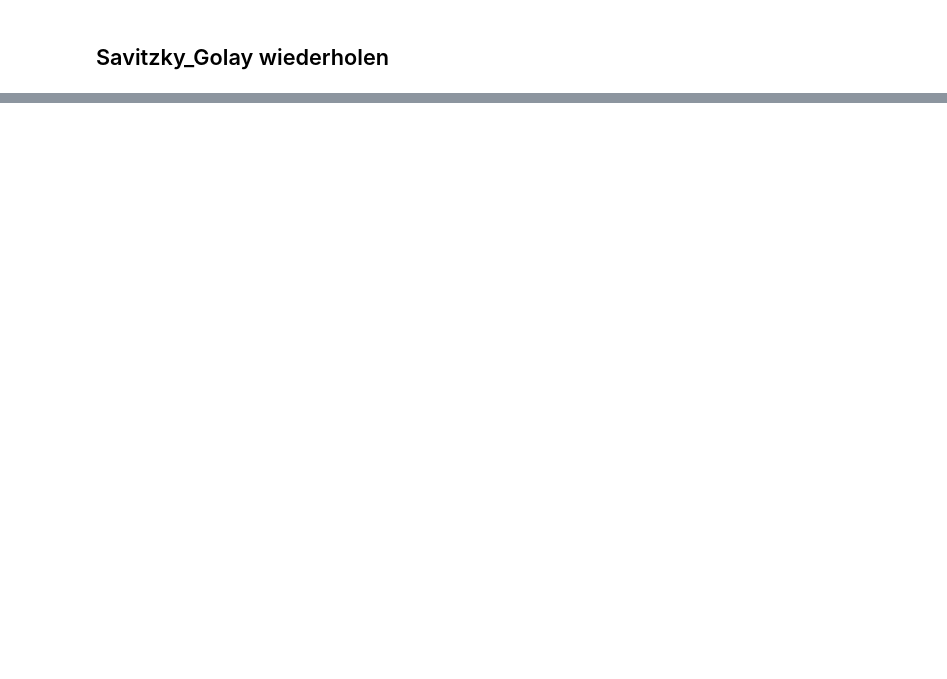
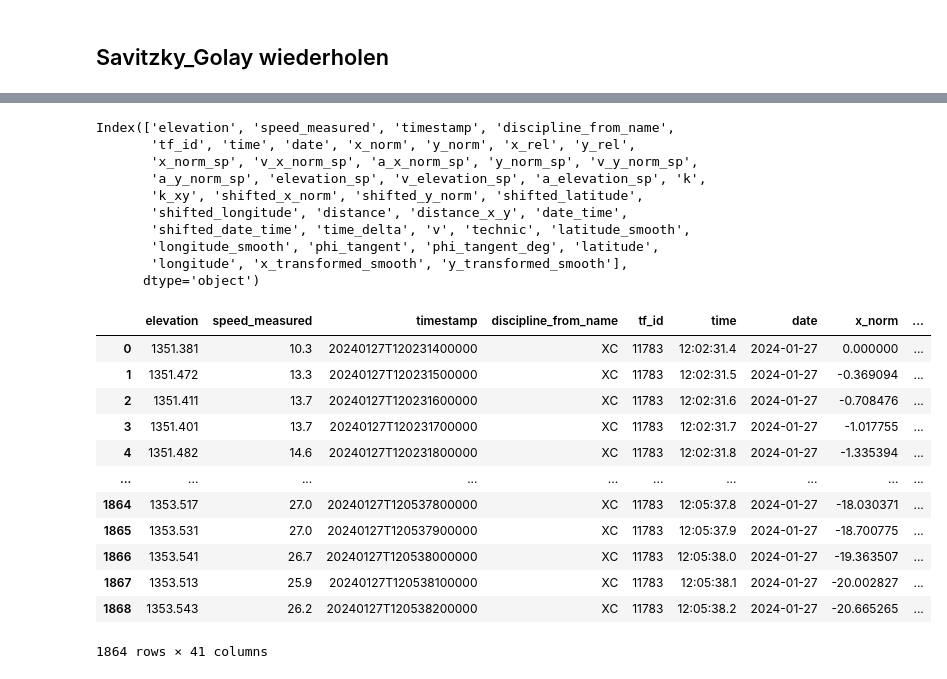
Before and after one commit to Louisfhgr/Dash.py, a Jupyter notebook: Vorwärtsbewegung_standartisieren.ipynb, the cells around one changed output, grey strips where cells are left out. Saved outputs shown, nothing was run; the diff lists cells and outputs as text; code cells hidden in the pictures; blank space fills up the shorter version.

```diff
--- a/Vorwärtsbewegung_standartisieren.ipynb
+++ b/Vorwärtsbewegung_standartisieren.ipynb
@@ -212,7 +162,7 @@ uploaded = files.upload() # export_data_transformed / switch drive
 [interactive output not drawn]
 Saving export_data_transformed.csv to export_data_transformed.csv
 # %%
-export_data_transformed = pd.read_csv("/content/export_data_transformed.csv")
+export_data_transformed = pd.read_csv(r"C:\Users\funat\switchdrive\12b_Langlauf_Swiss-Ski\01_Daten\01_Data_Goms_24\export_data_transformed.csv")
 # %% [output]
 Columns (18) have mixed types. Specify dtype option on import or set low_memory=False.
 # %%
@@ -609,19 +526,19 @@ x_transformed_raw = []
 y_transformed_raw = []
 
 # 2️⃣ Transformation für jede Position
-for i in range(len(df_rot)):
-    cos_phi, sin_phi = np.cos(-df_rot['phi_tangent'].iloc[i]), np.sin(-df_rot['phi_tangent'].iloc[i])
+for i in range(len(df_modified_Stan)):
+    cos_phi, sin_phi = np.cos(-df_modified_Stan['phi_tangent'].iloc[i]), np.sin(-df_modified_Stan['phi_tangent'].iloc[i])
 
     # Originale Werte
-    x_raw = df_rot['longitude'].iloc[i]
-    y_raw = df_rot['latitude'].iloc[i]
+    x_raw = df_modified_Stan['longitude'].iloc[i]
+    y_raw = df_modified_Stan['latitude'].iloc[i]
 
     # Gesmoothete Werte
-    x_smooth = df_rot['longitude_smooth'].iloc[i]
-    y_smooth = df_rot['latitude_smooth'].iloc[i]
+    x_smooth = df_modified_Stan['longitude_smooth'].iloc[i]
+    y_smooth = df_modified_Stan['latitude_smooth'].iloc[i]
 
-    x0 = df_rot['longitude_smooth'].iloc[0]  # Bezugspunkt
-    y0 = df_rot['latitude_smooth'].iloc[0]
+    x0 = df_modified_Stan['longitude_smooth'].iloc[0]  # Bezugspunkt
+    y0 = df_modified_Stan['latitude_smooth'].iloc[0]
 
     # 2a️⃣ Rotation der gesmoothten Daten (Erwartung: Gerade)
     x_smooth_new = cos_phi * (x_smooth - x0) - sin_phi * (y_smooth - y0)
@@ -638,17 +555,17 @@ for i in range(len(df_rot)):
     y_transformed_raw.append(y_raw_new)
 
 # 3️⃣ Ergebnisse als neue Spalten im DataFrame speichern
-df_rot['x_transformed_raw'] = x_transformed_raw
-df_rot['y_transformed_raw'] = y_transformed_raw
-df_rot['x_transformed_smooth'] = x_transformed_smooth
-df_rot['y_transformed_smooth'] = y_transformed_smooth
+df_modified_Stan['x_transformed_raw'] = x_transformed_raw
+df_modified_Stan['y_transformed_raw'] = y_transformed_raw
+df_modified_Stan['x_transformed_smooth'] = x_transformed_smooth
+df_modified_Stan['y_transformed_smooth'] = y_transformed_smooth
 
 # 4️⃣ Plots vergleichen
 plt.figure(figsize=(12,5))
 
 # Plot der gesmoothten Transformation (Sollte eine Gerade sein)
 plt.subplot(1, 2, 1)
-plt.plot(df_rot['x_transformed_smooth'], df_rot['y_transformed_smooth'], label="Gesmootht (Sollte eine Gerade sein)", color='b')
+plt.plot(df_modified_Stan['x_transformed_smooth'], df_modified_Stan['y_transformed_smooth'], label="Gesmootht (Sollte eine Gerade sein)", color='b')
 plt.axhline(0, color='black', linestyle='--')
 plt.xlabel("Fortschritt entlang der Strecke")
 plt.ylabel("Seitliche Bewegung")
@@ -657,7 +574,7 @@ plt.legend()
 
 # Plot der Rohdaten-Transformation (Seitliche Bewegung sichtbar)
 plt.subplot(1, 2, 2)
-plt.plot(df_rot['x_transformed_raw'], df_rot['y_transformed_raw'], label="Original (Seitliche Bewegung sichtbar)", color='r')
+plt.plot(df_modified_Stan['x_transformed_raw'], df_modified_Stan['y_transformed_raw'], label="Original (Seitliche Bewegung sichtbar)", color='r')
 plt.axhline(0, color='black', linestyle='--')
 plt.xlabel("Fortschritt entlang der Strecke")
 plt.ylabel("Seitliche Bewegung")
@@ -703,2 +587,9 @@ df_rot
 # %% [markdown]
 ## Savitzky_Golay wiederholen
+# %%
+
+df_modified_Stan_test = df_modified_Stan.copy()
+print(df_modified_Stan.columns)
+
+df_modified_Stan_test.drop(columns=['latitude', 'longitude'], inplace=True)
+print(df_modified_Stan_test.columns)
@@ -705 +614,29 @@ df_rot
+# %%
+df_modified_Stan_test.rename(columns={"x_transformed_raw": "latitude", "y_transformed_raw": "longitude"}, inplace=True)
+print(df_modified_Stan_test.columns)
+df_modified_Stan_test
+# %% [output]
+Index(['elevation', 'speed_measured', 'timestamp', 'discipline_from_name',
+       'tf_id', 'time', 'date', 'x_norm', 'y_norm', 'x_rel', 'y_rel',
+       'x_norm_sp', 'v_x_norm_sp', 'a_x_norm_sp', 'y_norm_sp', 'v_y_norm_sp',
+       'a_y_norm_sp', 'elevation_sp', 'v_elevation_sp', 'a_elevation_sp', 'k',
+       'k_xy', 'shifted_x_norm', 'shifted_y_norm', 'shifted_latitude',
+       'shifted_longitude', 'distance', 'distance_x_y', 'date_time',
+       'shifted_date_time', 'time_delta', 'v', 'technic', 'latitude_smooth',
+       'longitude_smooth', 'phi_tangent', 'phi_tangent_deg', 'latitude',
+       'longitude', 'x_transformed_smooth', 'y_transformed_smooth'],
+      dtype='object')
+|  | elevation | speed_measured | timestamp | discipline_from_name | tf_id | time | date | x_norm | ... |
+| 0 | 1351.381 | 10.3 | 20240127T120231400000 | XC | 11783 | 12:02:31.4 | 2024-01-27 | 0.000000 | ... |
+| 1 | 1351.472 | 13.3 | 20240127T120231500000 | XC | 11783 | 12:02:31.5 | 2024-01-27 | -0.369094 | ... |
+| 2 | 1351.411 | 13.7 | 20240127T120231600000 | XC | 11783 | 12:02:31.6 | 2024-01-27 | -0.708476 | ... |
+| 3 | 1351.401 | 13.7 | 20240127T120231700000 | XC | 11783 | 12:02:31.7 | 2024-01-27 | -1.017755 | ... |
+| 4 | 1351.482 | 14.6 | 20240127T120231800000 | XC | 11783 | 12:02:31.8 | 2024-01-27 | -1.335394 | ... |
+| ... | ... | ... | ... | ... | ... | ... | ... | ... | ... |
+| 1864 | 1353.517 | 27.0 | 20240127T120537800000 | XC | 11783 | 12:05:37.8 | 2024-01-27 | -18.030371 | ... |
+| 1865 | 1353.531 | 27.0 | 20240127T120537900000 | XC | 11783 | 12:05:37.9 | 2024-01-27 | -18.700775 | ... |
+| 1866 | 1353.541 | 26.7 | 20240127T120538000000 | XC | 11783 | 12:05:38.0 | 2024-01-27 | -19.363507 | ... |
+| 1867 | 1353.513 | 25.9 | 20240127T120538100000 | XC | 11783 | 12:05:38.1 | 2024-01-27 | -20.002827 | ... |
+| 1868 | 1353.543 | 26.2 | 20240127T120538200000 | XC | 11783 | 12:05:38.2 | 2024-01-27 | -20.665265 | ... |
+1864 rows × 41 columns
 # %%
```
Also changed, not shown: parts of 24 cells of this notebook.
